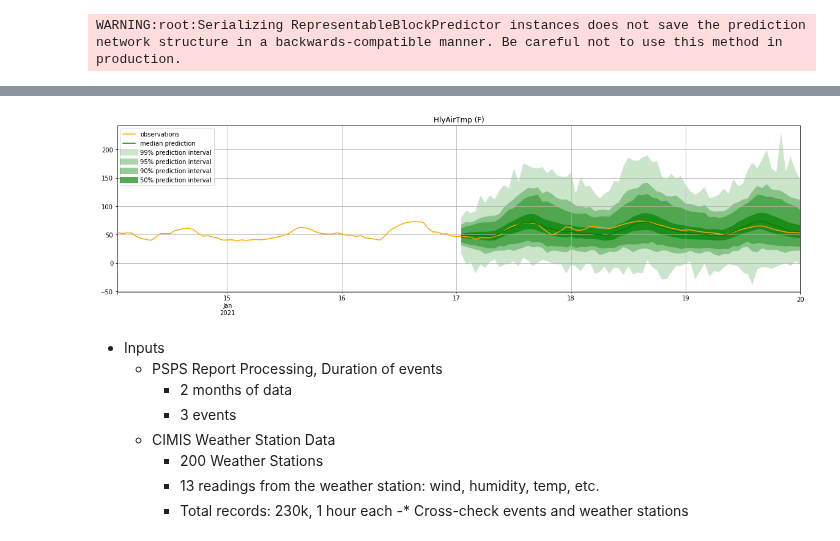
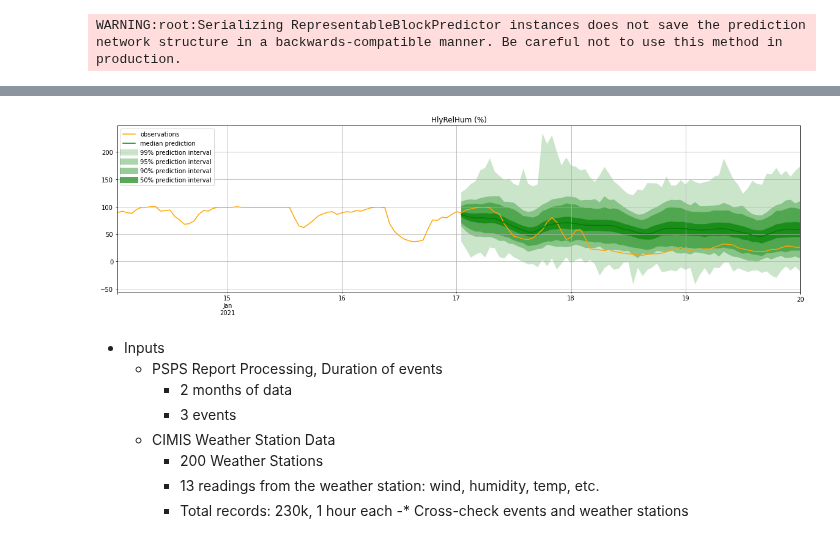
Before and after one commit to tomityrrell/psps-analysis, a Jupyter notebook: notebooks/Outlier Detection.ipynb, the cells around one changed output, grey strips where cells are left out. Cells and saved outputs as stored; diff of their text form; code cells hidden in the pictures.

```diff
--- a/notebooks/Outlier Detection.ipynb
+++ b/notebooks/Outlier Detection.ipynb
@@ -129,13 +129,13 @@ for (s, v_ax) in zip(stations, ax):
 # %% [output]
 [figure]
 # %%
-s = 121
+s = 125
 wrs = wr[(wr.Station==s)].set_index("Time")
 
 two_months = pd.Timedelta("62d")
 
 fig, ax = plt.subplots(3, 1,figsize=(24,20))
-for (year, v_ax) in zip(["2018", "2019", "2020"], ax):
+for (year, v_ax) in zip(["2020", "2019", "2018"], ax):
         start = pd.Timestamp("{}-12-01".format(year))
         end = start + two_months
 
@@ -186,15 +166,20 @@ from gluonts.dataset.common import ListDataset
 
 target_columns = wr_gts.columns[wr_gts.columns.str.contains("Hly")]
 
+targets = []
+for c in target_columns:
+    for (key, df) in wr_gts.groupby(["Station", pd.Grouper(freq='1AS-DEC')]):
+        targets.append(df[c])
+
 training_data = ListDataset(
-    [{"start": df.index[0], "target": df.loc[:"2021-01-17 00:00:00"]} for (_, df) in wr_gts.groupby(["Station", *target_columns, pd.Grouper(freq='1AS-DEC')])],
+    [{"start": df.index[0], "target": df.loc[:"2021-01-17 00:00:00"]} for df in targets],
     freq = "60min"
 )
 # %%
 from gluonts.model.deepar import DeepAREstimator
 from gluonts.mx.trainer import Trainer
 
-estimator = DeepAREstimator(freq="60min", prediction_length=24*3, trainer=Trainer(epochs=20))
+estimator = DeepAREstimator(freq="60min", prediction_length=24*3, trainer=Trainer(epochs=100), num_layers=4)
 # %%
 predictor = estimator.train(training_data=training_data)
 # %% [output]
@@ -236,7 +220,6 @@ WARNING:root:Serializing RepresentableBlockPredictor instances does not save the
 # %%
 from gluonts.evaluation import make_evaluation_predictions
 # %%
-wr_test = wr[wr.Station==121]
+wr_test = wr_gts[(wr_gts.Station==121) & (wr_gts.Date.dt.year==2021)]
 # wr_test.set_index("Time", inplace=True)
-wr_test = wr_test[wr_test.columns[wr_test.columns.str.contains("Hly")]]
-wr_test.head()
+wr_test = wr_test[target_columns]
@@ -265,22 +240,22 @@ tss = list(ts_it)
 # %%
 plot_length = 2*3*24
 prediction_intervals = [50,90,95,99]
 legend = ["observations", "median prediction"] + [f"{k}% prediction interval" for k in prediction_intervals][::-1]
 
 fig, ax = plt.subplots(1, 1, figsize=(20, 5))
 
-for i in [0]:
-    tss[i][-plot_length:].plot(ax=ax, color="orange")  # plot the time series
-    forecasts[i].plot(prediction_intervals=prediction_intervals, color='g')
+i=7
+tss[i][-plot_length:].plot(ax=ax, color="orange")  # plot the time series
+forecasts[i].plot(prediction_intervals=prediction_intervals, color='g')
 
 #ax.set_xbound("2021-01-17", "2021-01-19")
 #ax.set_ybound(0,100)
 plt.title(wr_test.columns[i])
 plt.grid(which="both")
 plt.legend(legend, loc="upper left")
 plt.show()
 # %% [output]
-[figure, old version]
+[figure, new version]
 # %% [markdown]
 - Inputs
     - PSPS Report Processing, Duration of events
```
Also changed, not shown: parts of 5 cells of this notebook, 15 other files.
